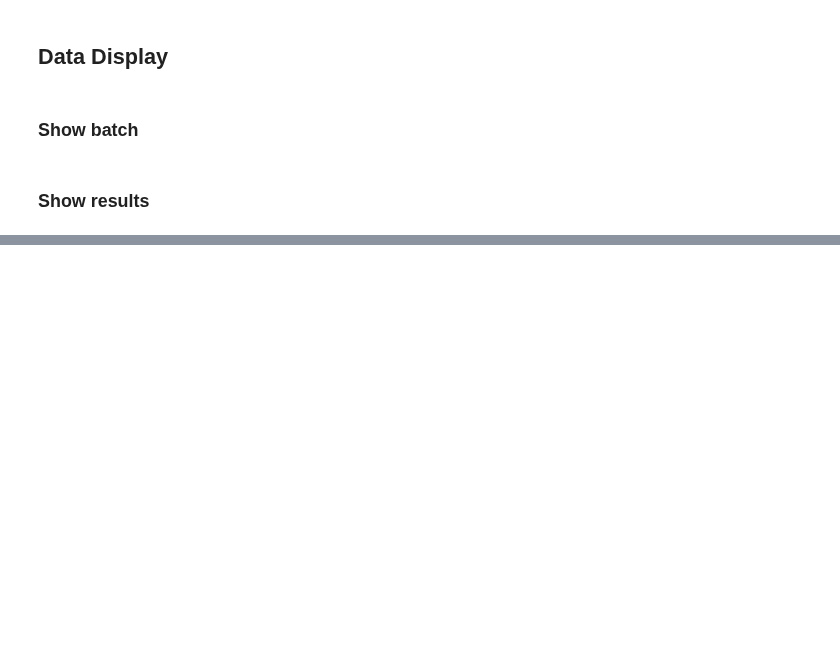
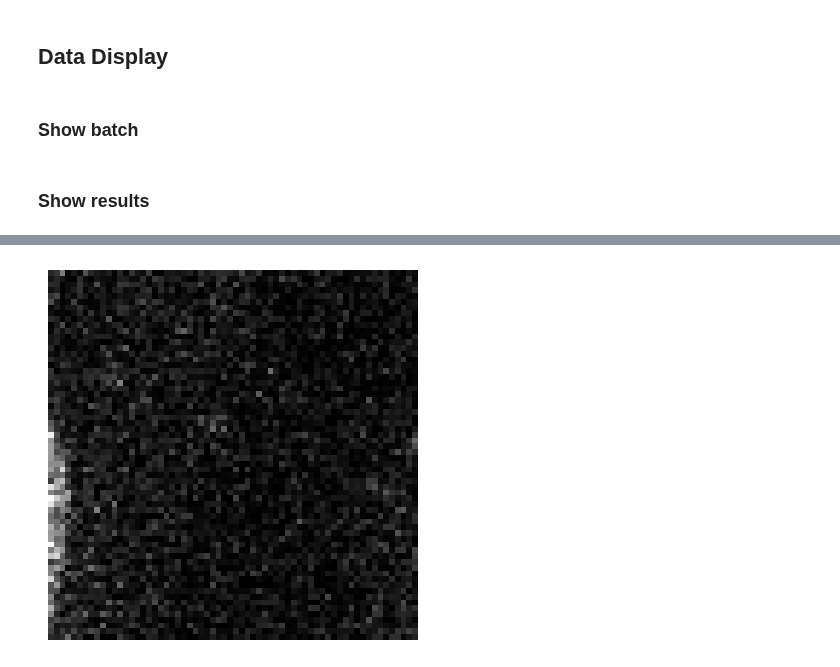
Before and after one commit to bmandracchia/bioMONAI, a Jupyter notebook: nbs/01_data.ipynb, the cells around one changed output, grey strips where cells are left out. Saved outputs shown, nothing was run; the diff lists cells and outputs as text; code cells hidden in the pictures; blank space fills up the shorter version.

```diff
--- a/nbs/01_data.ipynb
+++ b/nbs/01_data.ipynb
@@ -485,3 +667,10 @@ def show_results(x:BioImageBase, y:BioImageBase, samples, outs, ctxs=None, max_n
+# %%
+file_path = './_test2/HV110_P0500510000_random_patches.h5/X/1'
+
+im , _ = hdf5_reader()(file_path)
+plot_image(im)
+# %% [output]
+[figure, added]
 # %%
 #| hide
 import nbdev; nbdev.nbdev_export()
```
Also changed, not shown: parts of 14 cells of this notebook, 18 other files.
